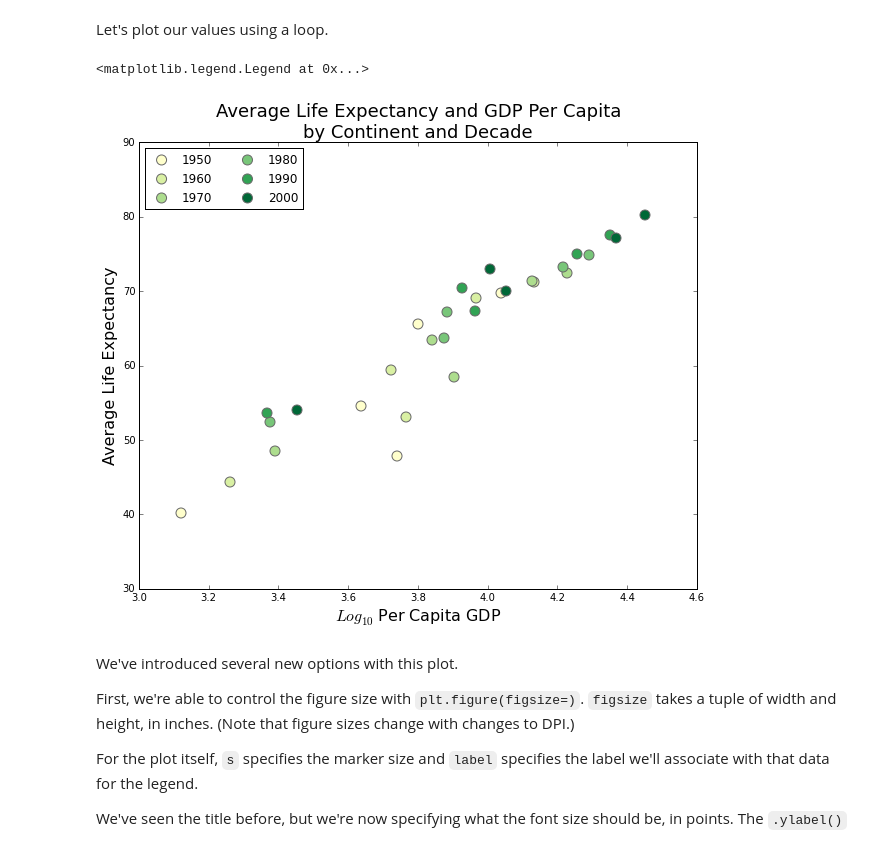
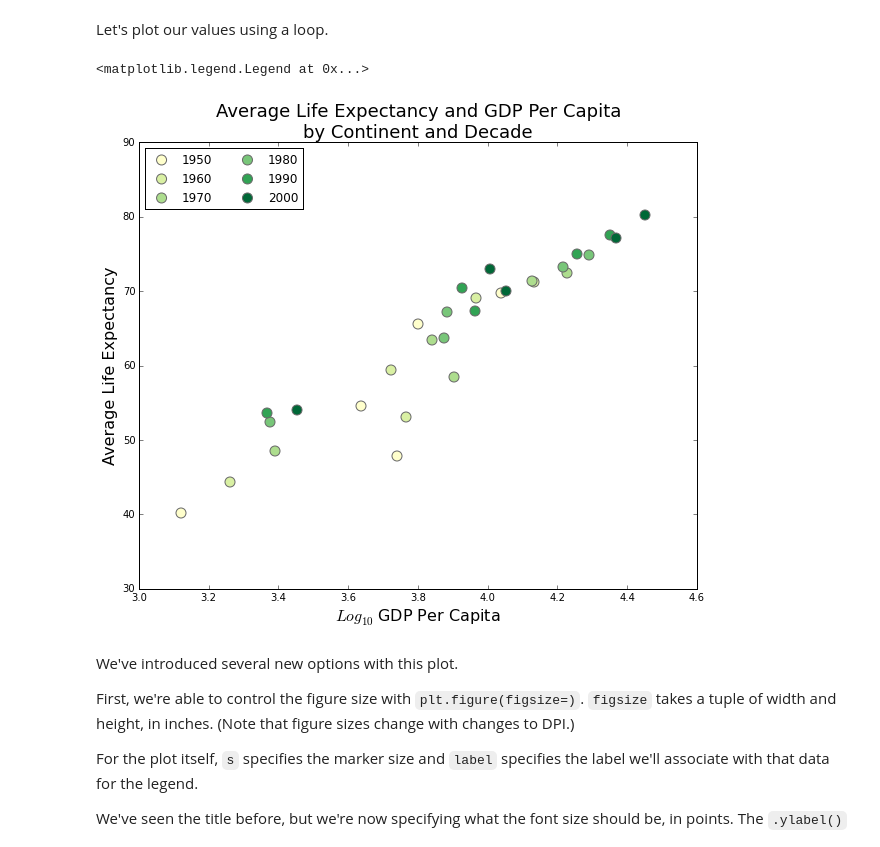
Before and after one commit to dlab-berkeley/Python-Data-Visualization-Legacy, a Jupyter notebook: visualization-with-python.ipynb, the cells around one changed output. Saved outputs shown, nothing was run; the diff lists cells and outputs as text; code cells hidden in the pictures.

```diff
--- a/visualization-with-python.ipynb
+++ b/visualization-with-python.ipynb
@@ -139,23 +214,23 @@ Let's plot our values using a loop.
 # %%
 plt.figure(figsize=(10, 8))
 
 for i, decade in enumerate(np.sort(gm_cd.decade.unique())):
     tdf = gm_cd[gm_cd['decade'] == decade]
     plt.scatter(np.log10(tdf['gdpPercap']),
                 tdf['lifeExp'],
                 s=100,
                 facecolor=hexsix[i],
                 alpha=1,
                 edgecolor='DimGray',
                 label=decade)
 
 plt.title('Average Life Expectancy and GDP Per Capita\nby Continent and Decade', fontsize=18)
 plt.ylabel('Average Life Expectancy', fontsize=16)
-plt.xlabel('$Log_{10}$ Per Capita GDP', fontsize=16)
+plt.xlabel('$Log_{10}$ GDP Per Capita', fontsize=16)
 plt.legend(loc='upper left', ncol=2, scatterpoints=1)
 # %% [output]
 <matplotlib.legend.Legend at 0x...>
-[figure, old version]
+[figure, new version]
 # %% [markdown]
 We've introduced several new options with this plot.
 
```
Also changed, not shown: parts of 26 cells of this notebook, 4 other files.
